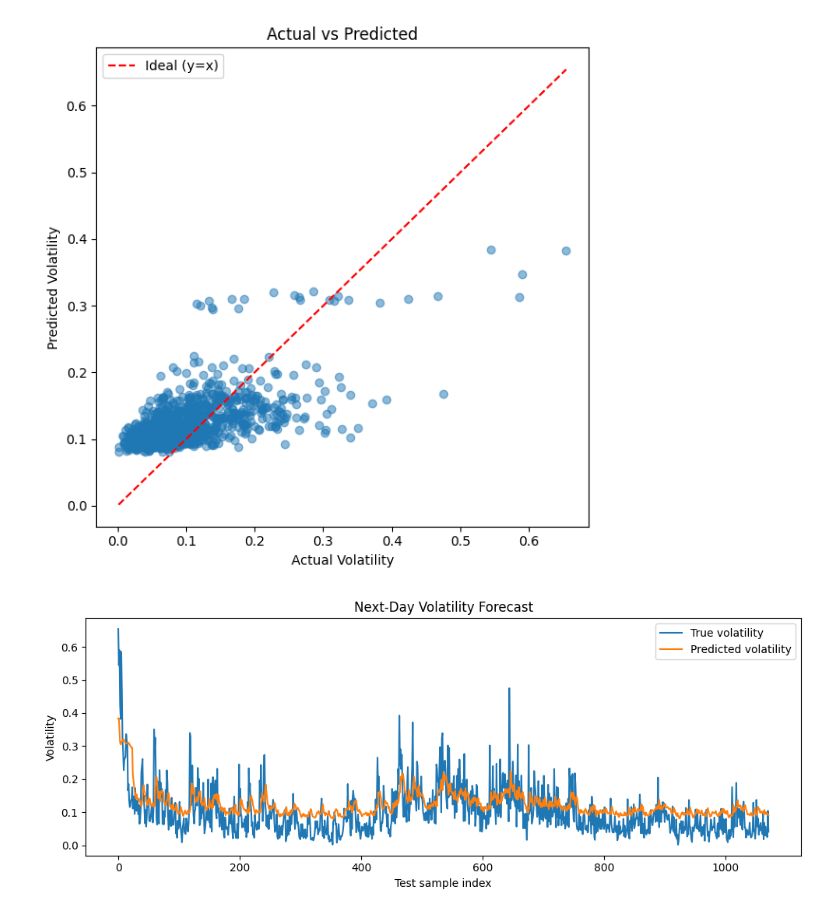
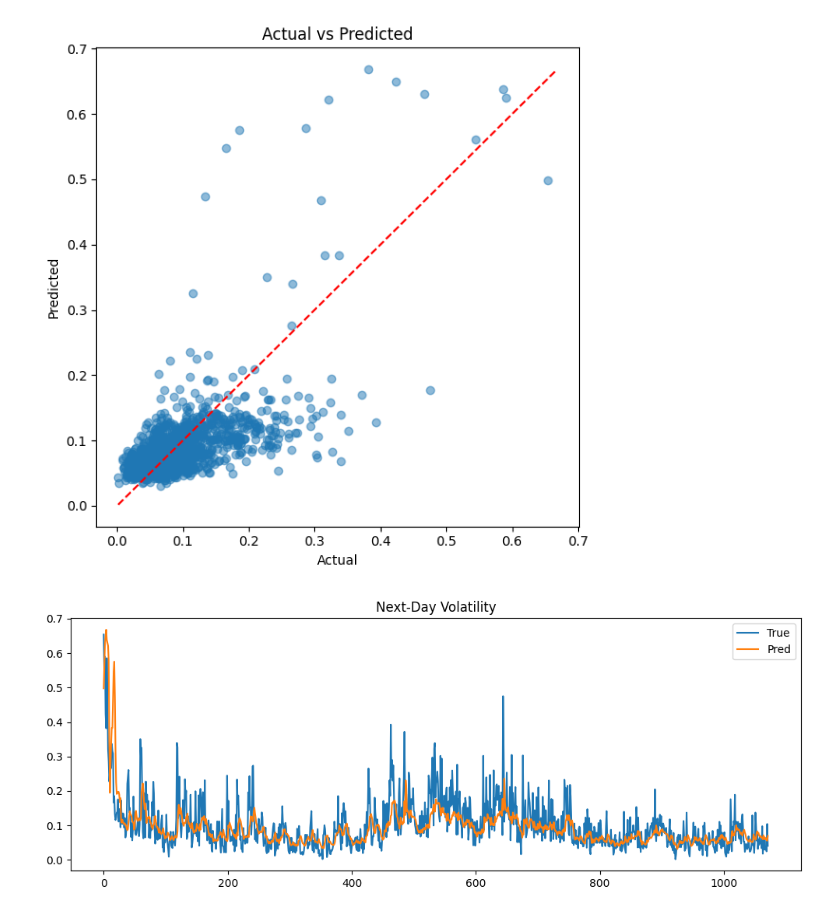
Before and after one commit to PaulAnrd/Research_Project, a Jupyter notebook: code_/models/v_neuralNetworkNumPyLSTM.ipynb, the cells around one changed output. Drawn from its saved outputs; the diff is of its cells as text; code cells hidden in the pictures.

```diff
--- a/code_/models/v_neuralNetworkNumPyLSTM.ipynb
+++ b/code_/models/v_neuralNetworkNumPyLSTM.ipynb
@@ -132,17 +87,18 @@ y_dyn shape: (5360, 1)
 # %%
+# 5) Train/test split (in original time order)
 X_train, X_test, y_train, y_test = train_test_split(
-    X_dyn, y_dyn,
-    test_size=0.2,
-    shuffle=False,
+    X_with_mask, y_dyn,
+    test_size=0.2, shuffle=False
 )
 # %%
+# 6) Broadcast each scalar target into a seq‐length long vector
 def build_y_seqs(y_flat, seq_length):
     N = len(y_flat)
-    y_seqs = np.zeros((N, seq_length, 1), dtype=float)
-    for i in range(N):
-        y_seqs[i, :, 0] = y_flat[i]
-    return y_seqs
+    Y = np.zeros((N, seq_length, 1))
+    for i, val in enumerate(y_flat):
+        Y[i, :, 0] = val
+    return Y
 
 Y_train = build_y_seqs(y_train, max_W)
-Y_test  = build_y_seqs(y_test, max_W)
+Y_test  = build_y_seqs(y_test,  max_W)
 # %%
@@ -208,35 +157,16 @@ Final Test Metrics:
 # %%
-preds_seq = model.predict(X_test)        # (N_test, seq_len, 1)
-preds_last = preds_seq[:, -1, 0]
-y_last     = y_test[:, 0]
-
-preds_inv = scaler_y.inverse_transform(preds_last.reshape(-1,1)).flatten()
-y_inv     = scaler_y.inverse_transform(y_last.reshape(-1,1)).flatten()
-
+# 9) Quick plots
 plt.figure(figsize=(6,6))
 plt.scatter(y_inv, preds_inv, alpha=0.5)
-lims = [
-    min(y_inv.min(), preds_inv.min()),
-    max(y_inv.max(), preds_inv.max())
-]
-plt.plot(lims, lims, 'r--', label='Ideal (y=x)')
-plt.xlabel('Actual Volatility')
-plt.ylabel('Predicted Volatility')
-plt.title('Actual vs Predicted')
-plt.legend()
-plt.tight_layout()
-plt.show()
+lims = [min(y_inv.min(), preds_inv.min()),
+        max(y_inv.max(), preds_inv.max())]
+plt.plot(lims, lims, 'r--'); plt.xlabel("Actual"); plt.ylabel("Predicted")
+plt.title("Actual vs Predicted"); plt.tight_layout(); plt.show()
+
+plt.figure(figsize=(10,4))
+plt.plot(y_inv,    label='True')
+plt.plot(preds_inv, label='Pred')
+plt.legend(); plt.title("Next‐Day Volatility"); plt.tight_layout(); plt.show()
 # %% [output]
-[figure, old version]
+[figure, new version]
+[figure, added]
-# %%
-plt.figure(figsize=(10,4))
-plt.plot(y_inv,    label='True volatility')
-plt.plot(preds_inv, label='Predicted volatility')
-plt.title('Next-Day Volatility Forecast')
-plt.xlabel('Test sample index')
-plt.ylabel('Volatility')
-plt.legend()
-plt.tight_layout()
-plt.show()
-# %% [output]
-[figure, removed]
```
Also changed, not shown: parts of 12 cells of this notebook, 9 other files.
